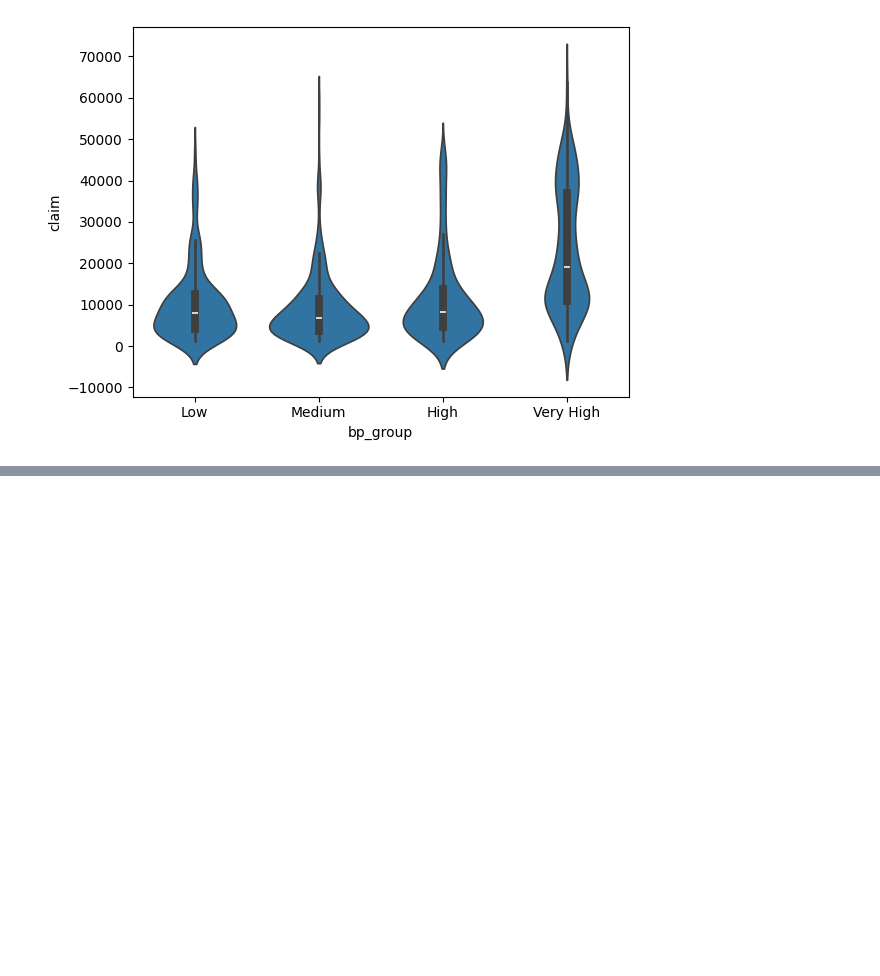
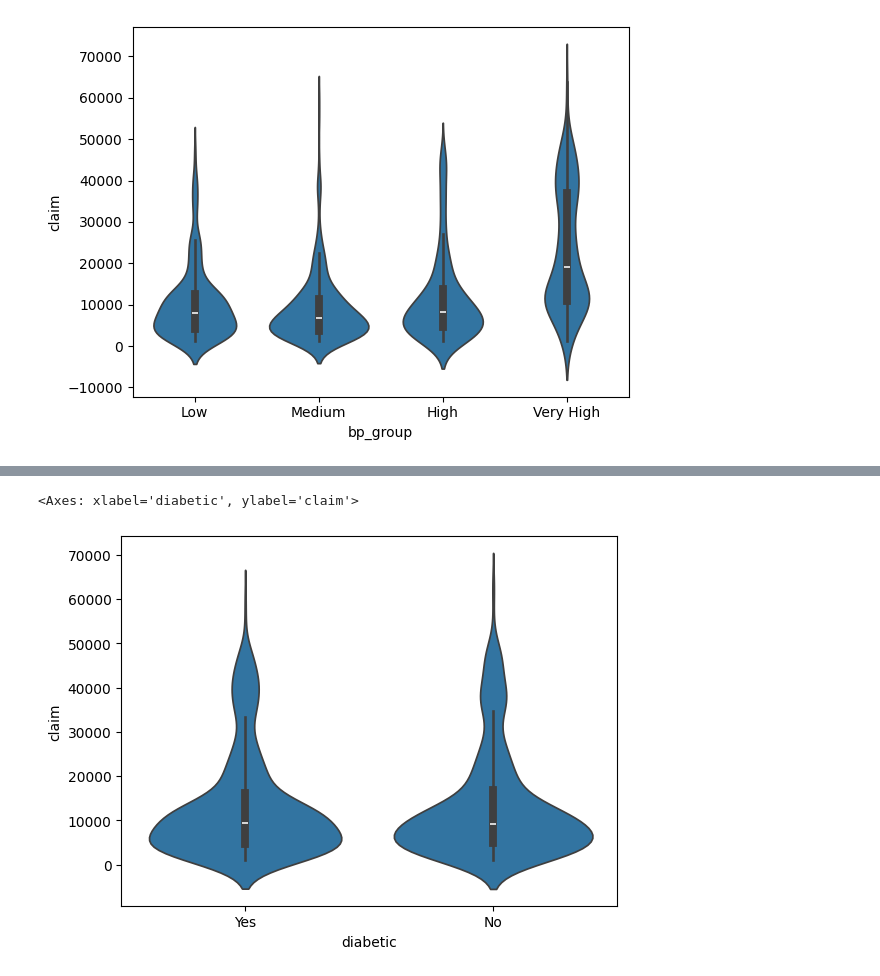
Before and after one commit to ronit-6464/INSURANCE-DATASET-EDA, a Jupyter notebook: EDA NOTEBOOK ON INSURANCE DATASET.ipynb, the cells around one changed output, grey strips where cells are left out. Drawn from its saved outputs; the diff is of its cells as text; code cells hidden in the pictures; blank space fills up the shorter version.

```diff
--- a/EDA NOTEBOOK ON INSURANCE DATASET.ipynb
+++ b/EDA NOTEBOOK ON INSURANCE DATASET.ipynb
@@ -408,0 +417,5 @@ sns.violinplot(data=df,x='bp_group',y='claim')
+# %%
+sns.violinplot(data=df,x='diabetic',y='claim')
+# %% [output]
+<Axes: xlabel='diabetic', ylabel='claim'>
+[figure, added]
```
Also changed, not shown: parts of 2 cells of this notebook.
